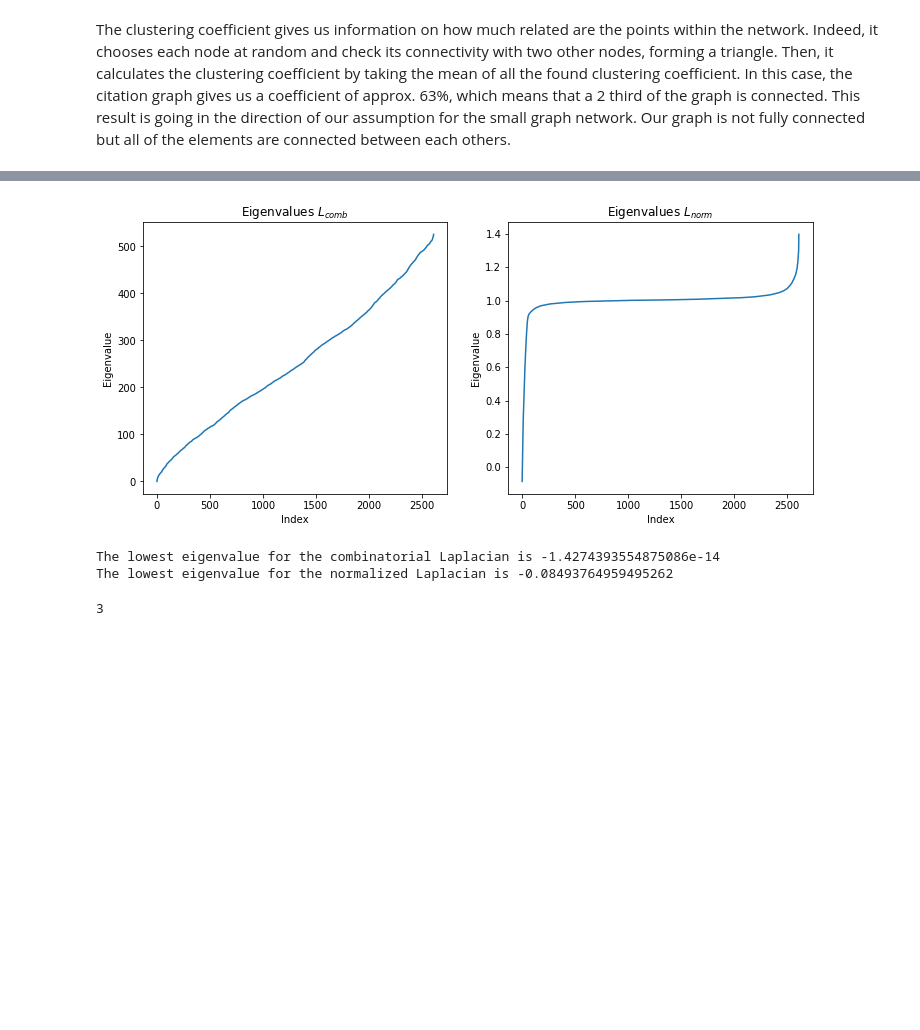
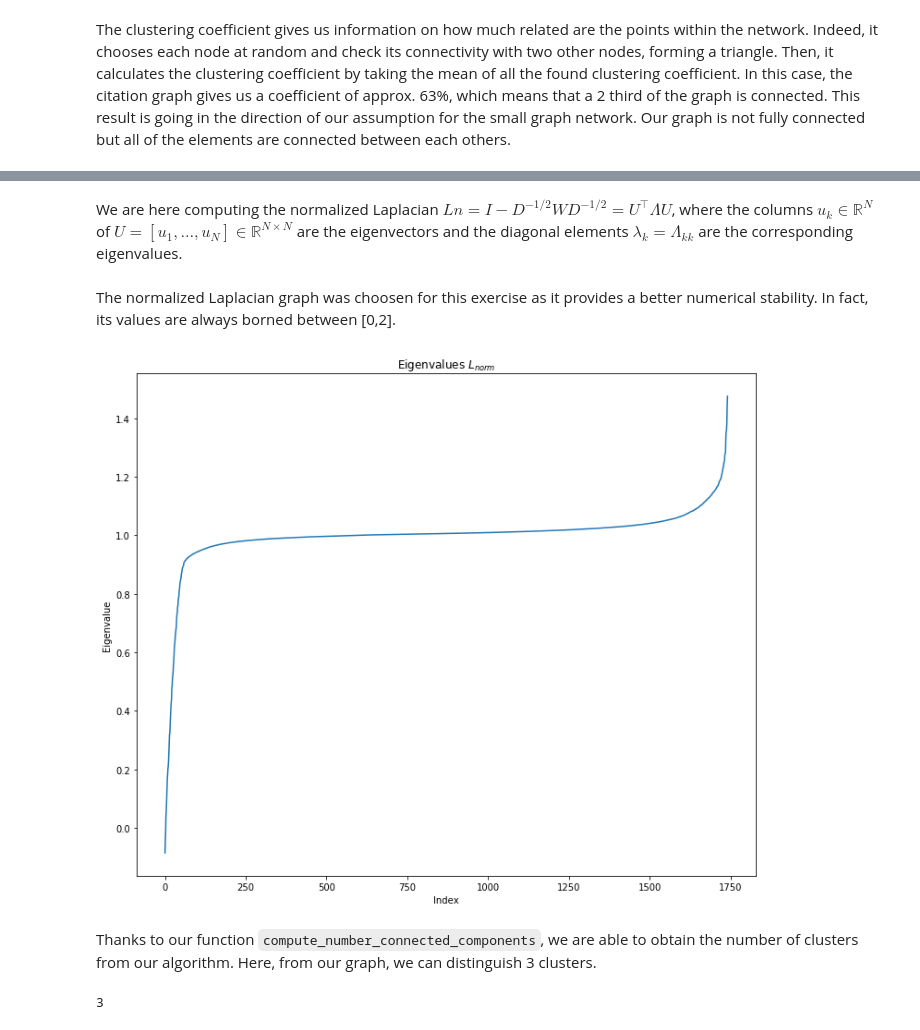
Before and after one commit to mikehdr/ntds_2019_team21, a Jupyter notebook: 5-exploitation.ipynb, the cells around one changed output, grey strips where cells are left out. Drawn from its saved outputs; the diff is of its cells as text; code cells hidden in the pictures; blank space fills up the shorter version.

```diff
--- a/5-exploitation.ipynb
+++ b/5-exploitation.ipynb
@@ -70,12 +70,12 @@ def calc_rating(row):
     return score * 100
 
 def remove_non_language(df):
-    # keep only rows marked as supporting english
+    # keep only rows marked as supporting english, french or german
     df = df[df['english']+df['french'] + df['german'] >= 1 ].copy()
     # keep rows which don't contain 3 or more non-ascii characters in succession
     df = df[~df['name'].str.contains('[^\u0001-\u007F]{3,}')]
 
-    # remove english column, now redundant
+    # remove english, french and german column, now redundant
     df = df.drop(['english', 'french','german'], axis=1)
 
     return df
@@ -184,6 +184,10 @@ def pre_process(pd_data):
     df['release_year'] = df['release_date'].apply(lambda x: x.year)
     df['release_month'] = df['release_date'].apply(lambda x: x.month)
 
+    # remove average_playtime as deemed not relevant for our analysis in the way it is calculated
+    # In fact, the values of those 2 elements are mainly constituted of 0
+    df = df.drop(columns=['average_playtime','median_playtime'])
+
     # process genres, categories and steamspy_tag columns
     df = process_cat_gen_tag(df)
 
@@ -212,7 +216,7 @@ We are now going to use our knowledge gained from the exploration part to build
 # %% [markdown]
 We will here only want to consider a subset of our dataset which arethe best rated games. Our goal being to define what makes a popular game from a less popular one, we want to visualize the most successfull games. knowing that the metric **rating** takes into consideration the number of review and the actual opinion of the gamers on the game, we will use this value.
 # %%
-threshold = 3000
+threshold = 2000
 # %% [markdown]
 We will pick 2000 games from our original dataset here. This way, we will be able to process our data fast enough while having relevant results.
 # %%
@@ -236,7 +240,7 @@ processed.drop(columns='index')
 # %% [markdown]
 We will then drop the values that are of little interest as shown during the exploration phase.
 # %%
-processed = processed.drop(columns=['release_date','required_age', 'achievements','positive_ratings','negative_ratings', 'average_playtime','appid', 'median_playtime'])
+processed = processed.drop(columns=['release_date','required_age', 'achievements','positive_ratings','negative_ratings', 'appid'])
 processed = processed.dropna()
 # %% [markdown]
 In order to be able to do our graph with values that have a wide range, we will use a logarithmic scale for the **economic_success**, the number of **owners** and the **total_rating** data.
@@ -494,4 +518,8 @@ class SpectralClustering():
             kmeans = KMeans(n_clusters=self.n_classes, n_init=20, max_iter=600, random_state=0).fit(self.U[:,:self.n_classes])
         y_pred =  kmeans.labels_# Vector with cluster assignments
         return y_pred
+# %% [markdown]
+We are here computing the normalized Laplacian $Ln = I - D^{-1/2}W D^{-1/2} = U^\top \Lambda U$, where the columns $u_k \in \mathbb{R}^N$ of $U = [u_1, \dots, u_N] \in \mathbb{R}^{N \times N}$ are the eigenvectors and the diagonal elements $\lambda_k = \Lambda_{kk}$ are the corresponding eigenvalues.
+# %% [markdown]
+The normalized Laplacian graph was choosen for this exercise as it provides a better numerical stability. In fact, its values are always borned between [0,2].
 # %%
@@ -502,24 +528,11 @@ lamb_comb, U_comb = spectral_decomposition(laplacian_comb)
 lamb_norm, U_norm = spectral_decomposition(laplacian_norm)
 # %%
-plt.figure(figsize=(12,5))
-plt.subplot(121)
-plt.plot(np.sort(lamb_comb))
-plt.xlabel('Index')
-plt.ylabel('Eigenvalue')
-plt.title('Eigenvalues $L_{comb}$')
-plt.subplot(122)
+plt.figure(figsize=(12,10))
+
 plt.plot(np.sort(lamb_norm))
 plt.xlabel('Index')
 plt.ylabel('Eigenvalue')
 plt.title('Eigenvalues $L_{norm}$')
 plt.show()
 # %% [output]
-[figure, old version]
+[figure, new version]
-# %%
-print(f'The lowest eigenvalue for the combinatorial Laplacian is {np.min(lamb_comb)}')
-#print(f'Its corresponding eigenvector is {U_comb[np.argmin(lamb_comb)]}\n')
-print(f'The lowest eigenvalue for the normalized Laplacian is {np.min(lamb_norm)}')
-#print(f'Its corresponding eigenvector is {U_norm[np.argmin(lamb_norm)]}')
-# %% [output]
-The lowest eigenvalue for the combinatorial Laplacian is -1.4274393554875086e-14
-The lowest eigenvalue for the normalized Laplacian is -0.08493764959495262
@@ -526,3 +541,5 @@ The lowest eigenvalue for the normalized Laplacian is -0.08493764959495262
+# %% [markdown]
+Thanks to our function `compute_number_connected_components`, we are able to obtain the number of clusters from our algorithm. Here, from our graph, we can distinguish 3 clusters.
 # %%
 print(compute_number_connected_components(lamb_norm, threshold=1e-11))
 # %% [output]
```
Also changed, not shown: parts of 38 cells of this notebook.
